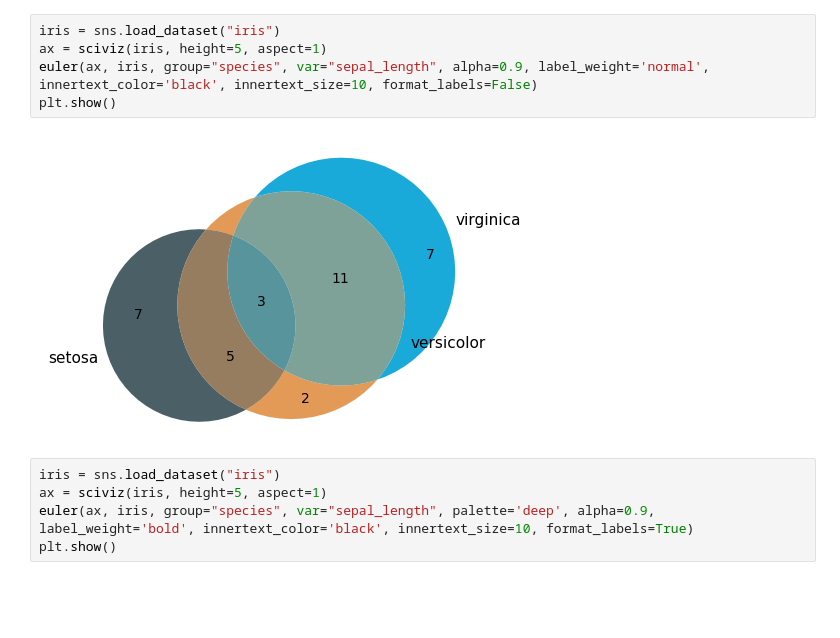
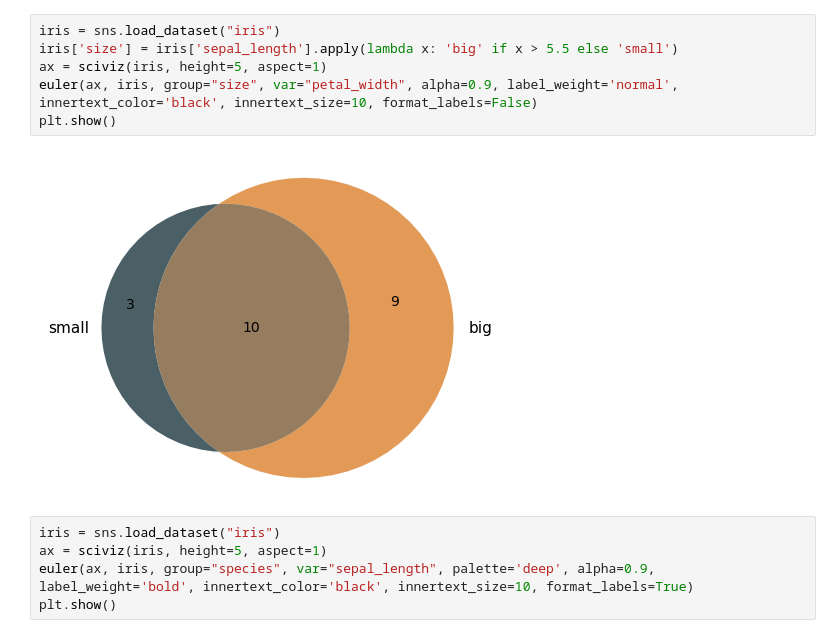
Before and after one commit to kantonopoulos/sciviz, a Jupyter notebook: sciviz/sciviz/src/test.ipynb, the cells around one changed output. Drawn from its saved outputs; the diff is of its cells as text; blank space fills up the shorter version.

```diff
--- a/sciviz/sciviz/src/test.ipynb
+++ b/sciviz/sciviz/src/test.ipynb
@@ -17,10 +28,11 @@ from euler import euler
 # %%
 iris = sns.load_dataset("iris")
+iris['size'] = iris['sepal_length'].apply(lambda x: 'big' if x > 5.5 else 'small')
 ax = sciviz(iris, height=5, aspect=1)
-euler(ax, iris, group="species", var="sepal_length", alpha=0.9, label_weight='normal', innertext_color='black', innertext_size=10, format_labels=False)
+euler(ax, iris, group="size", var="petal_width", alpha=0.9, label_weight='normal', innertext_color='black', innertext_size=10, format_labels=False)
 plt.show()
 # %% [output]
-[figure, old version]
+[figure, new version]
 # %%
 iris = sns.load_dataset("iris")
 ax = sciviz(iris, height=5, aspect=1)
```
Also changed, not shown: parts of 2 cells of this notebook, 2 other files.
